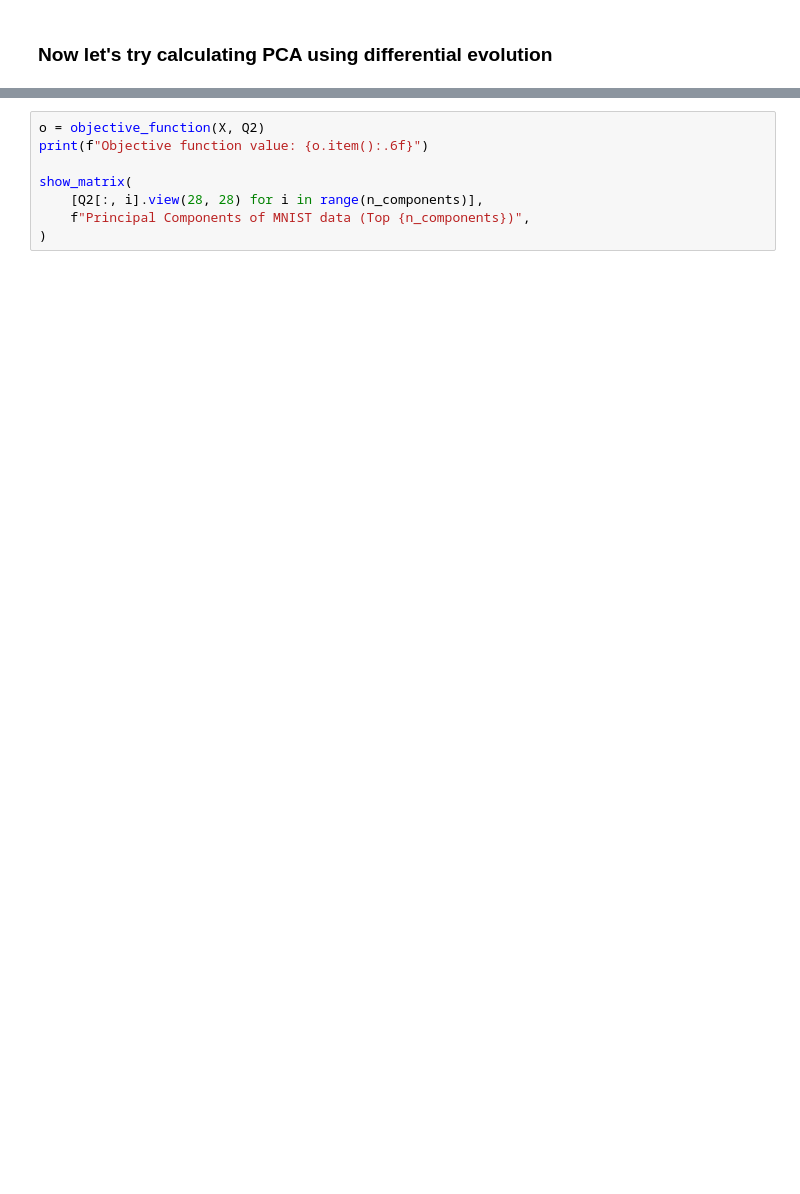
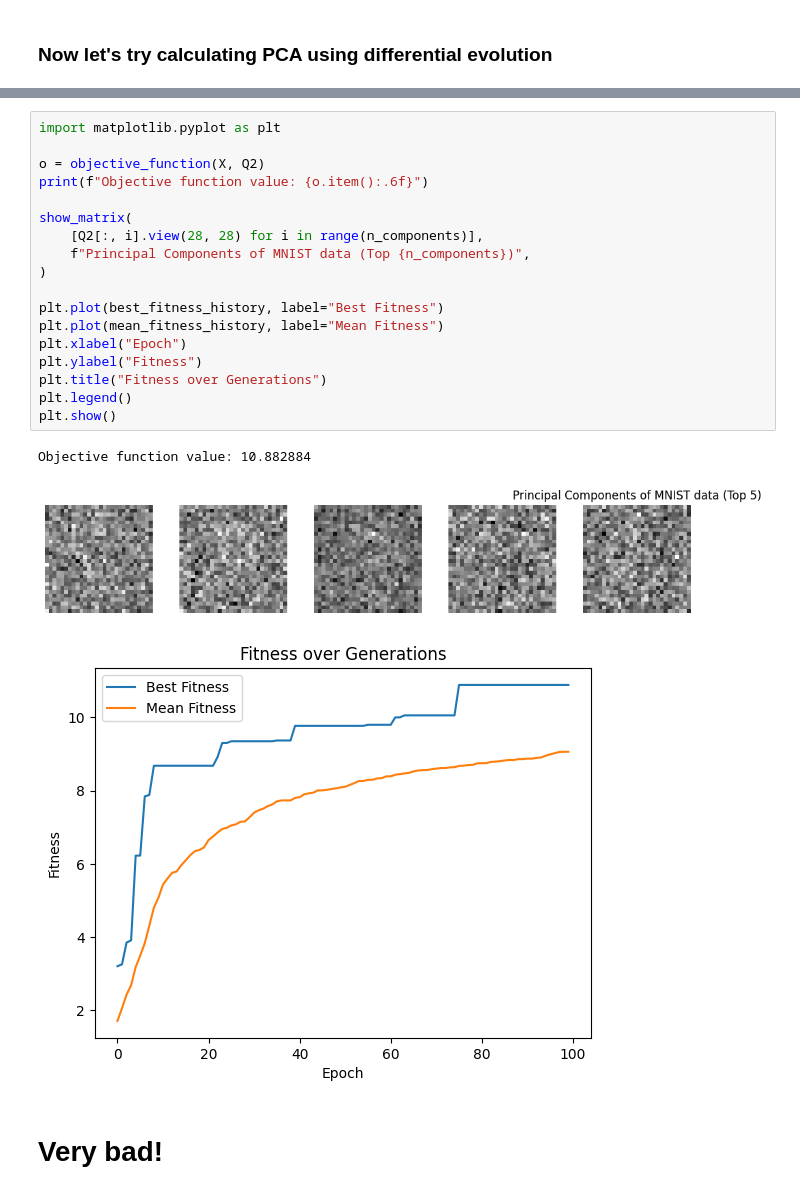
Before and after one commit to ma-ath/introduction-to-ga, a Jupyter notebook: GDE/grassmann_differential_evolution.ipynb, the cells around one changed output, grey strips where cells are left out. Drawn from its saved outputs; the diff is of its cells as text; blank space fills up the shorter version.

```diff
--- a/GDE/grassmann_differential_evolution.ipynb
+++ b/GDE/grassmann_differential_evolution.ipynb
@@ -203,8 +232,24 @@ Q2 = population[best_idx]
 # %%
+import matplotlib.pyplot as plt
+
 o = objective_function(X, Q2)
 print(f"Objective function value: {o.item():.6f}")
 
 show_matrix(
     [Q2[:, i].view(28, 28) for i in range(n_components)],
     f"Principal Components of MNIST data (Top {n_components})",
 )
+
+plt.plot(best_fitness_history, label="Best Fitness")
+plt.plot(mean_fitness_history, label="Mean Fitness")
+plt.xlabel("Epoch")
+plt.ylabel("Fitness")
+plt.title("Fitness over Generations")
+plt.legend()
+plt.show()
+# %% [output]
+Objective function value: 10.882884
+[figure, added]
+[figure, added]
+# %% [markdown]
+# Very bad!
```
Also changed, not shown: parts of 7 cells of this notebook, 1 other file.
